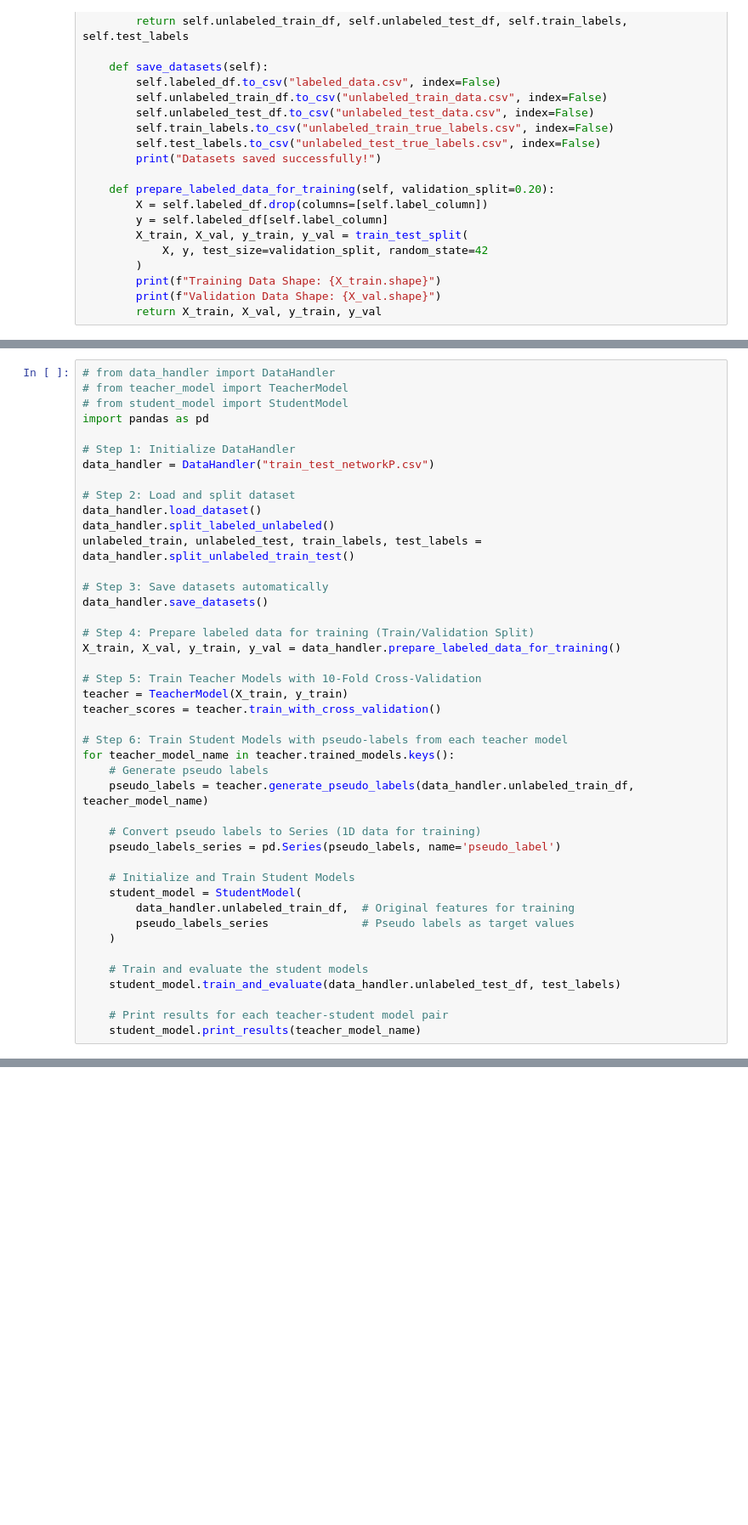
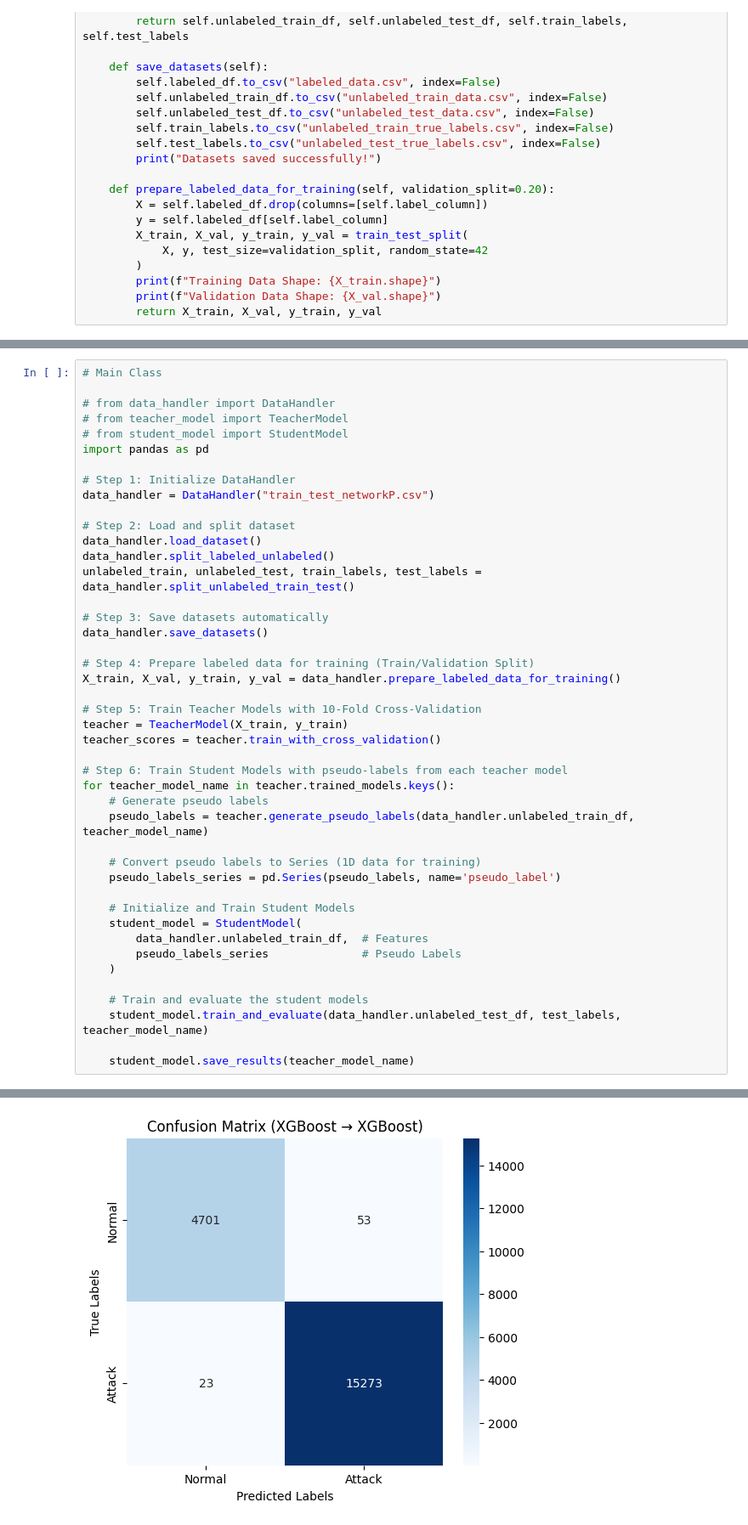
Before and after one commit to Jainish-123/Intrusion-Detection, a Jupyter notebook: Intrusion_Detection.ipynb, the cells around one changed output, grey strips where cells are left out. Shown: that part at 85% size. Drawn from its saved outputs; the diff is of its cells as text; blank space fills up the shorter version.

Commit message:
Confusion matrix and student modles result into csv after training on pseudo labels

```diff
--- a/Intrusion_Detection.ipynb
+++ b/Intrusion_Detection.ipynb
@@ -163,4 +207,6 @@ class StudentModel:
 # %%
+# Main Class
+
 # from data_handler import DataHandler
 # from teacher_model import TeacherModel
 # from student_model import StudentModel
@@ -194,15 +240,14 @@ for teacher_model_name in teacher.trained_models.keys():
 
     # Initialize and Train Student Models
     student_model = StudentModel(
-        data_handler.unlabeled_train_df,  # Original features for training
-        pseudo_labels_series              # Pseudo labels as target values
+        data_handler.unlabeled_train_df,  # Features
+        pseudo_labels_series              # Pseudo Labels
     )
 
     # Train and evaluate the student models
-    student_model.train_and_evaluate(data_handler.unlabeled_test_df, test_labels)
+    student_model.train_and_evaluate(data_handler.unlabeled_test_df, test_labels, teacher_model_name)
 
-    # Print results for each teacher-student model pair
-    student_model.print_results(teacher_model_name)
+    student_model.save_results(teacher_model_name)
 # %% [output]
 Dataset loaded successfully. Shape: (211043, 31)
 Columns: ['proto', 'service', 'duration', 'src_bytes', 'dst_bytes', 'conn_state', 'missed_bytes', 'src_pkts', 'src_ip_bytes', 'dst_pkts', 'dst_ip_bytes', 'dns_query', 'dns_qclass', 'dns_qtype', 'dns_r ...
@@ -223,0 +266 @@ F1-Score: 0.9839
+[figure, added]
```
Also changed, not shown: parts of 3 cells of this notebook, 3 other files.
